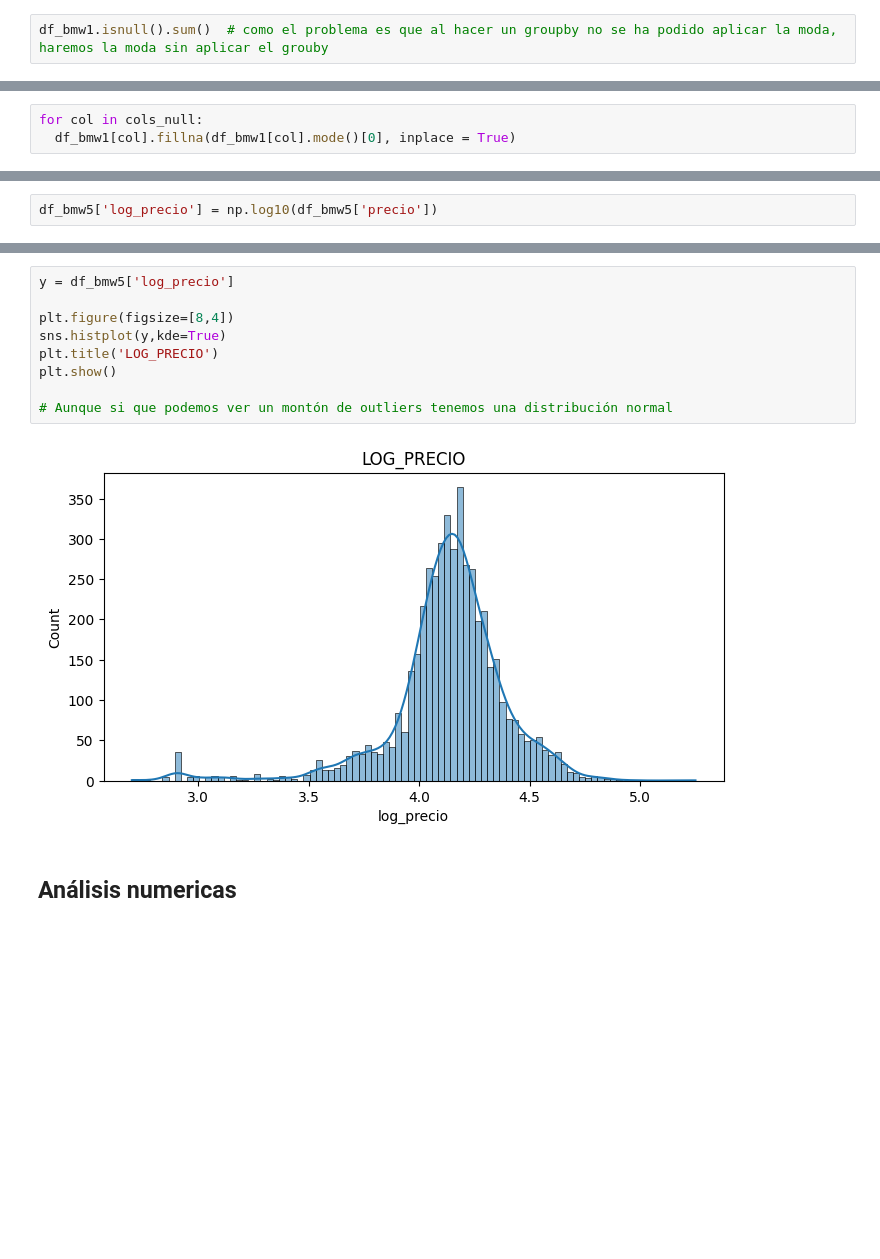
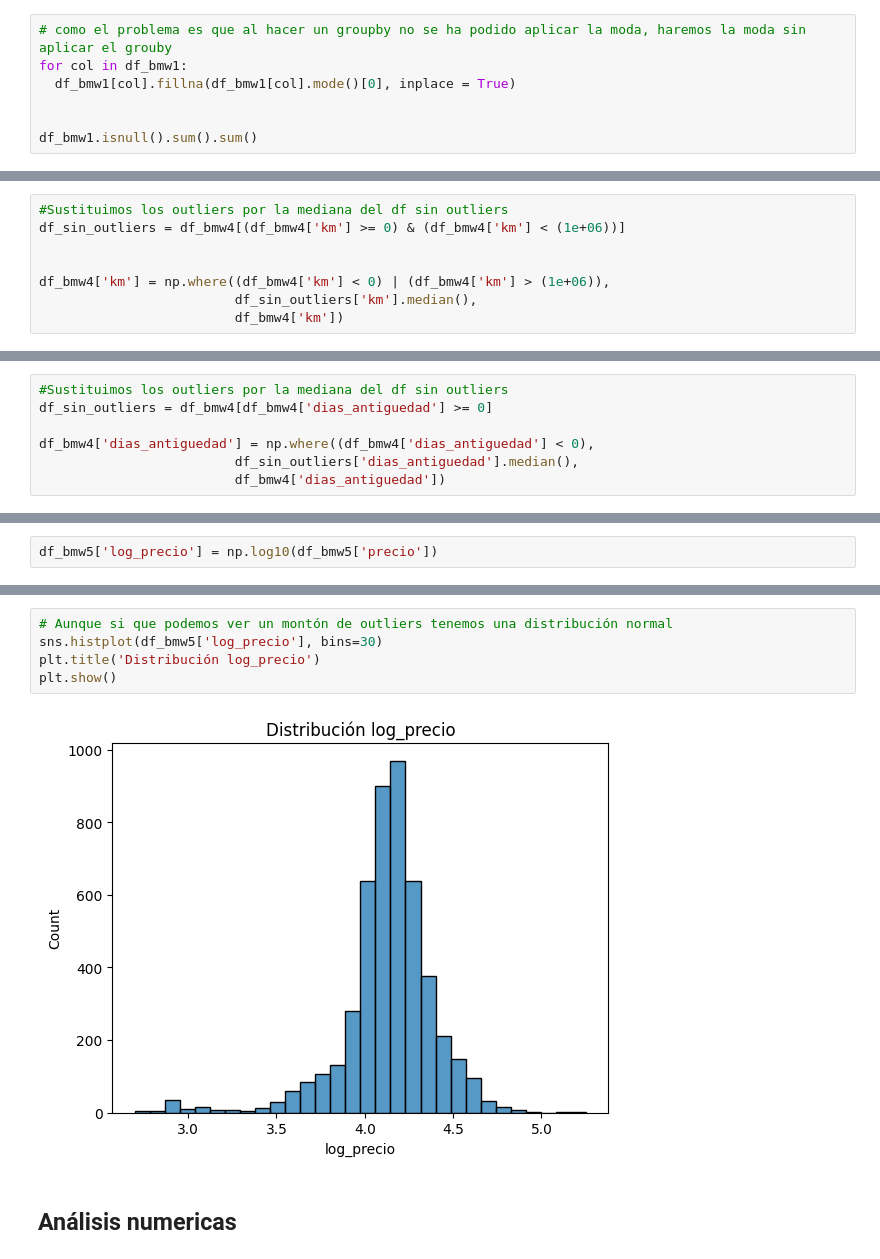
Before and after one commit to silviajlb/BMW-project, a Jupyter notebook: BMW_preprocessing.ipynb, the cells around one changed output, grey strips where cells are left out. Cells and saved outputs as stored; diff of their text form; blank space fills up the shorter version.

```diff
--- a/BMW_preprocessing.ipynb
+++ b/BMW_preprocessing.ipynb
@@ -225,3 +226,8 @@ Nulos en categóricos que no se pueden agrupar por modelo
 # %%
-df_bmw1.isnull().sum()  # como el problema es que al hacer un groupby no se ha podido aplicar la moda, haremos la moda sin aplicar el grouby
+# como el problema es que al hacer un groupby no se ha podido aplicar la moda, haremos la moda sin aplicar el grouby
+for col in df_bmw1:
+  df_bmw1[col].fillna(df_bmw1[col].mode()[0], inplace = True)
+
+
+df_bmw1.isnull().sum().sum()
 # %% [output]
@@ -250,3 +234,0 @@ cols_null
-# %%
-for col in cols_null:
-  df_bmw1[col].fillna(df_bmw1[col].mode()[0], inplace = True)
@@ -531,3 +523,11 @@ df_bmw4[df_bmw4['km'] > (0.4e+06)]
+# %%
+#Sustituimos los outliers por la mediana del df sin outliers
+df_sin_outliers = df_bmw4[(df_bmw4['km'] >= 0) & (df_bmw4['km'] < (1e+06))]
+
+
+df_bmw4['km'] = np.where((df_bmw4['km'] < 0) | (df_bmw4['km'] > (1e+06)),
+                         df_sin_outliers['km'].median(),
+                         df_bmw4['km'])
 # %% [markdown]
 **Potencia**
 # %%
@@ -576,0 +589,7 @@ df_bmw4['potencia'] = np.where((df_bmw4['potencia']<50),
+# %%
+#Sustituimos los outliers por la mediana del df sin outliers
+df_sin_outliers = df_bmw4[df_bmw4['dias_antiguedad'] >= 0]
+
+df_bmw4['dias_antiguedad'] = np.where((df_bmw4['dias_antiguedad'] < 0),
+                         df_sin_outliers['dias_antiguedad'].median(),
+                         df_bmw4['dias_antiguedad'])
@@ -670,14 +696,10 @@ df_bmw5['log_precio'].hist()
 # %%
-y = df_bmw5['log_precio']
-
-plt.figure(figsize=[8,4])
-sns.histplot(y,kde=True)
-plt.title('LOG_PRECIO')
+# Aunque si que podemos ver un montón de outliers tenemos una distribución normal
+sns.histplot(df_bmw5['log_precio'], bins=30)
+plt.title('Distribución log_precio')
 plt.show()
-
-# Aunque si que podemos ver un montón de outliers tenemos una distribución normal
 # %% [output]
-[figure, old version]
+[figure, new version]
 # %% [markdown]
 ## Análisis numericas
 # %% [markdown]
```
Also changed, not shown: parts of 47 cells of this notebook.
